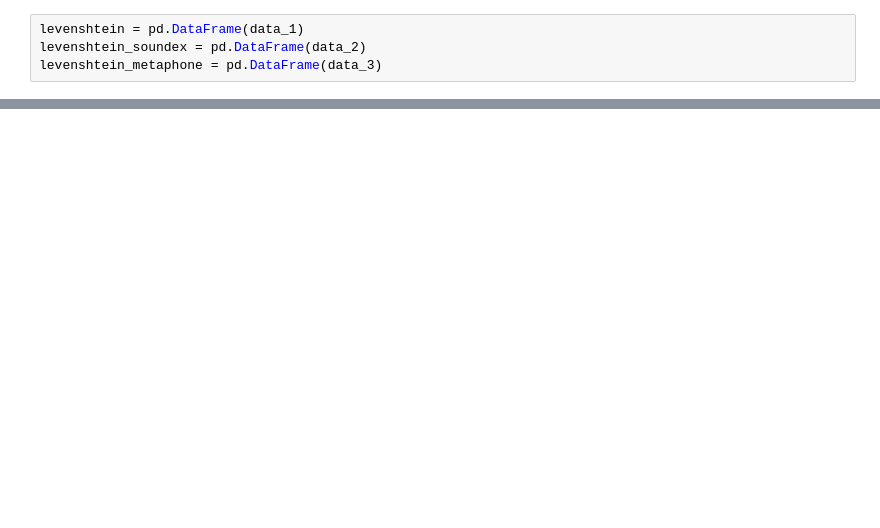
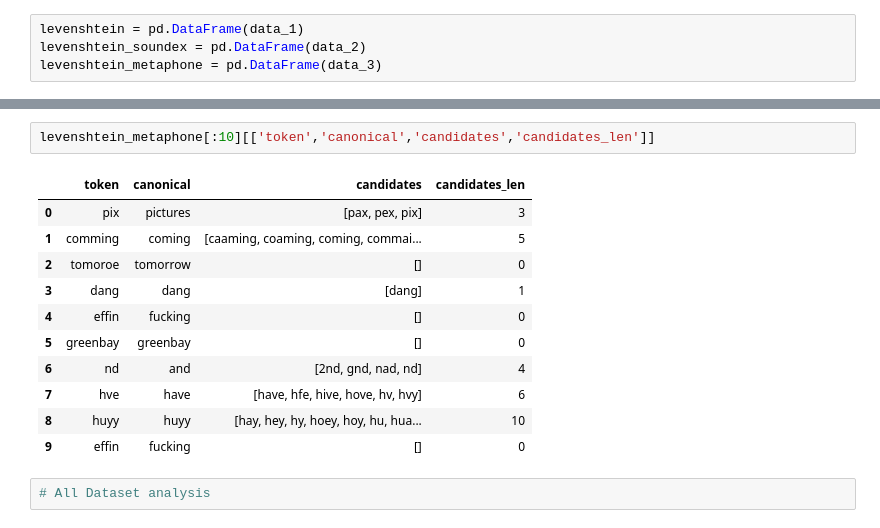
Before and after one commit to martindavid/twitter-lexical-normalisation, a Jupyter notebook: Similarity Analysis.ipynb, the cells around one changed output, grey strips where cells are left out. Cells and saved outputs as stored; diff of their text form; blank space fills up the shorter version.

Commit message:
Finalize all code and analysis

```diff
--- a/Similarity Analysis.ipynb
+++ b/Similarity Analysis.ipynb
@@ -125,0 +102,16 @@ data_4[:20]
+# %%
+levenshtein_metaphone[:10][['token','canonical','candidates','candidates_len']]
+# %% [output]
+|  | token | canonical | candidates | candidates_len |
+| 0 | pix | pictures | [pax, pex, pix] | 3 |
+| 1 | comming | coming | [caaming, coaming, coming, commai... | 5 |
+| 2 | tomoroe | tomorrow | [] | 0 |
+| 3 | dang | dang | [dang] | 1 |
+| 4 | effin | fucking | [] | 0 |
+| 5 | greenbay | greenbay | [] | 0 |
+| 6 | nd | and | [2nd, gnd, nad, nd] | 4 |
+| 7 | hve | have | [have, hfe, hive, hove, hv, hvy] | 6 |
+| 8 | huyy | huyy | [hay, hey, hy, hoey, hoy, hu, hua... | 10 |
+| 9 | effin | fucking | [] | 0 |
+# %%
+# All Dataset analysis
```
Also changed, not shown: parts of 17 cells of this notebook, 19 other files.
